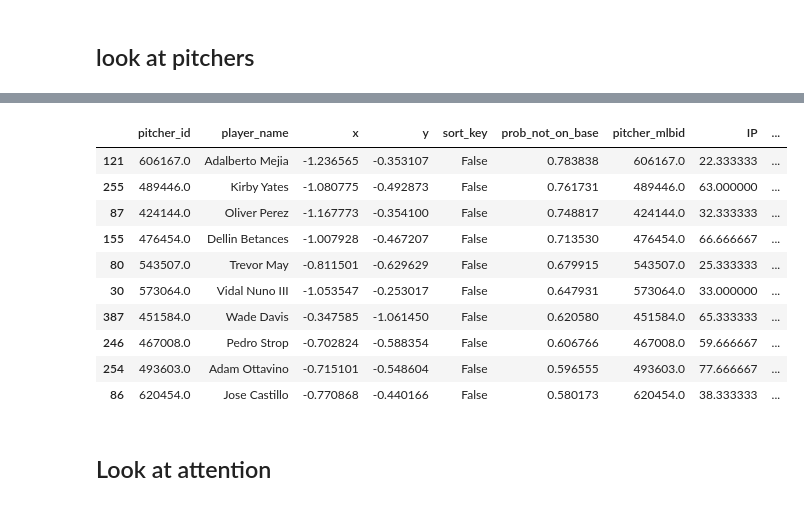
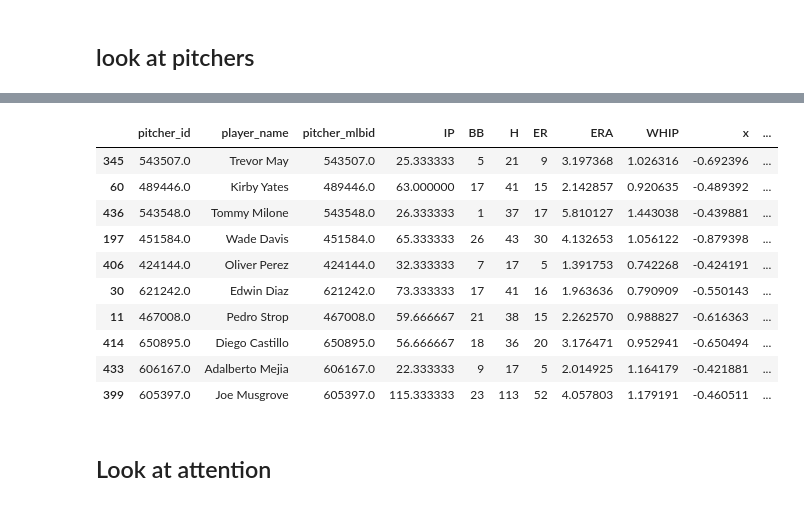
Before and after one commit to dantegates/mlb-statcast, a Jupyter notebook: deep-learning.ipynb, the cells around one changed output, grey strips where cells are left out. Drawn from its saved outputs; the diff is of its cells as text; code cells hidden in the pictures.

```diff
--- a/deep-learning.ipynb
+++ b/deep-learning.ipynb
@@ -603,7 +561,7 @@ Trainable params: 14,805
 Non-trainable params: 254
 __________________________________________________________________________________________________
 # %%
-model.compile(loss=['categorical_crossentropy', 'mse'], optimizer='adam')
+model.compile(loss={'y': 'categorical_crossentropy', 'y_aux': 'mse'}, optimizer='adam', loss_weights={'y': 1., 'y_aux': 3.})
 # %%
 L = []
 def g():
@@ -785,6 +790,6 @@ Loading BokehJS ...
 # %%
-pitcher_weights = model.get_layer('y').get_weights()[0][-4:-2, :]
-batter_weights = model.get_layer('y').get_weights()[0][-2:, :]
+pitcher_weights = model.get_layer('y').get_weights()[0][-6:-4, :]
+batter_weights = model.get_layer('y').get_weights()[0][-4:, :]
 # %%
 target_events
 # %% [output]
@@ -854,6 +859,7 @@ batters.sort_values('prob_on_base', ascending=False).head(10)
 ## look at pitchers
 # %%
 pitchers = df[['pitcher_id', 'player_name']].drop_duplicates()
+pitchers = pitchers.merge(pitching_stats, left_on='pitcher_id', right_on='pitcher_mlbid')
 pitcher_embeddings = get_feature_embeddings(pitchers, 'pitcher_id', model)
 pitchers['x'], pitchers['y'] = zip(*pitcher_embeddings.reshape((-1, 2)))
 # %%
@@ -866,21 +872,14 @@ from bokeh.transform import transform
 
 output_notebook()
 
-lookat = {
-    'Noah Syndergaard': 'red',
-    'Clayton Kershaw': 'green',
-    'Aaron Nola': 'orange',
-    'Craig Kimbrel': 'pink'
-}
-
-pitchers['sort_key'] = pitchers.player_name.isin(lookat)
-pitchers.sort_values('sort_key', inplace=True)
+lookat =  'WHIP'
 
 source = ColumnDataSource(
         data=dict(
             x=pitchers.x,
             y=pitchers.y,
-            desc=pitchers.player_name
+            desc=pitchers.player_name,
+            WHIP=pitchers.WHIP
         )
     )
 
@@ -895,11 +894,13 @@ hover = HoverTool(
 p = figure(plot_width=700, plot_height=700, tools=[hover, 'tap'],
            title="Mouse over the dots")
 
-transformer = CategoricalColorMapper(
-    factors=list(lookat.keys()),
-    palette=list(lookat.values()),
-    nan_color='blue')
-p.circle('x', 'y', size=10, source=source, fill_color=transform('desc', transformer))
+from bokeh.palettes import Viridis3, Viridis256
+
+transformer = LinearColorMapper(
+    palette=Viridis256[::-1], low=pitchers[lookat].min(), high=pitchers[lookat].max())
+p.circle('x', 'y', size=10, source=source, fill_color={'field': lookat, 'transform': transformer})
+color_bar = ColorBar(color_mapper=transformer, location=(0, 0))
+p.add_layout(color_bar, 'right')
 show(p)
 # %% [output]
 Loading BokehJS ...
@@ -954,19 +955,19 @@ Loading BokehJS ...
 [interactive output not drawn]
 [interactive output not drawn]
 # %%
-pitchers.merge(pitching_stats, left_on='pitcher_id', right_on='pitcher_mlbid').sort_values('prob_not_on_base', ascending=False).head(10)
+pitchers.sort_values('prob_not_on_base', ascending=False).head(10)
 # %% [output]
-|  | pitcher_id | player_name | x | y | sort_key | prob_not_on_base | pitcher_mlbid | IP | ... |
-| 121 | 606167.0 | Adalberto Mejia | -1.236565 | -0.353107 | False | 0.783838 | 606167.0 | 22.333333 | ... |
-| 255 | 489446.0 | Kirby Yates | -1.080775 | -0.492873 | False | 0.761731 | 489446.0 | 63.000000 | ... |
-| 87 | 424144.0 | Oliver Perez | -1.167773 | -0.354100 | False | 0.748817 | 424144.0 | 32.333333 | ... |
-| 155 | 476454.0 | Dellin Betances | -1.007928 | -0.467207 | False | 0.713530 | 476454.0 | 66.666667 | ... |
-| 80 | 543507.0 | Trevor May | -0.811501 | -0.629629 | False | 0.679915 | 543507.0 | 25.333333 | ... |
-| 30 | 573064.0 | Vidal Nuno III | -1.053547 | -0.253017 | False | 0.647931 | 573064.0 | 33.000000 | ... |
-| 387 | 451584.0 | Wade Davis | -0.347585 | -1.061450 | False | 0.620580 | 451584.0 | 65.333333 | ... |
-| 246 | 467008.0 | Pedro Strop | -0.702824 | -0.588354 | False | 0.606766 | 467008.0 | 59.666667 | ... |
-| 254 | 493603.0 | Adam Ottavino | -0.715101 | -0.548604 | False | 0.596555 | 493603.0 | 77.666667 | ... |
-| 86 | 620454.0 | Jose Castillo | -0.770868 | -0.440166 | False | 0.580173 | 620454.0 | 38.333333 | ... |
+|  | pitcher_id | player_name | pitcher_mlbid | IP | BB | H | ER | ERA | WHIP | x | ... |
+| 345 | 543507.0 | Trevor May | 543507.0 | 25.333333 | 5 | 21 | 9 | 3.197368 | 1.026316 | -0.692396 | ... |
+| 60 | 489446.0 | Kirby Yates | 489446.0 | 63.000000 | 17 | 41 | 15 | 2.142857 | 0.920635 | -0.489392 | ... |
+| 436 | 543548.0 | Tommy Milone | 543548.0 | 26.333333 | 1 | 37 | 17 | 5.810127 | 1.443038 | -0.439881 | ... |
+| 197 | 451584.0 | Wade Davis | 451584.0 | 65.333333 | 26 | 43 | 30 | 4.132653 | 1.056122 | -0.879398 | ... |
+| 406 | 424144.0 | Oliver Perez | 424144.0 | 32.333333 | 7 | 17 | 5 | 1.391753 | 0.742268 | -0.424191 | ... |
+| 30 | 621242.0 | Edwin Diaz | 621242.0 | 73.333333 | 17 | 41 | 16 | 1.963636 | 0.790909 | -0.550143 | ... |
+| 11 | 467008.0 | Pedro Strop | 467008.0 | 59.666667 | 21 | 38 | 15 | 2.262570 | 0.988827 | -0.616363 | ... |
+| 414 | 650895.0 | Diego Castillo | 650895.0 | 56.666667 | 18 | 36 | 20 | 3.176471 | 0.952941 | -0.650494 | ... |
+| 433 | 606167.0 | Adalberto Mejia | 606167.0 | 22.333333 | 9 | 17 | 5 | 2.014925 | 1.164179 | -0.421881 | ... |
+| 399 | 605397.0 | Joe Musgrove | 605397.0 | 115.333333 | 23 | 113 | 52 | 4.057803 | 1.179191 | -0.460511 | ... |
 # %% [markdown]
 ## Look at attention
 # %%
```
Also changed, not shown: parts of 30 cells of this notebook.
